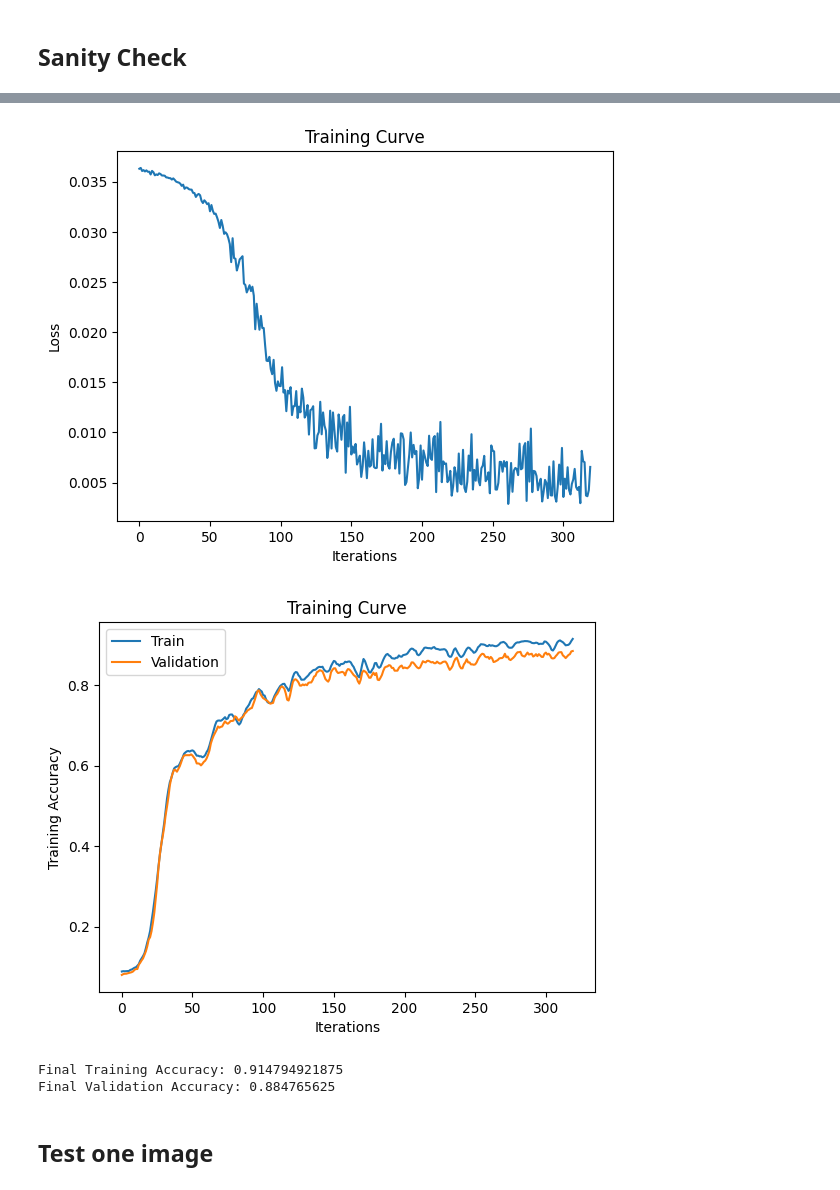
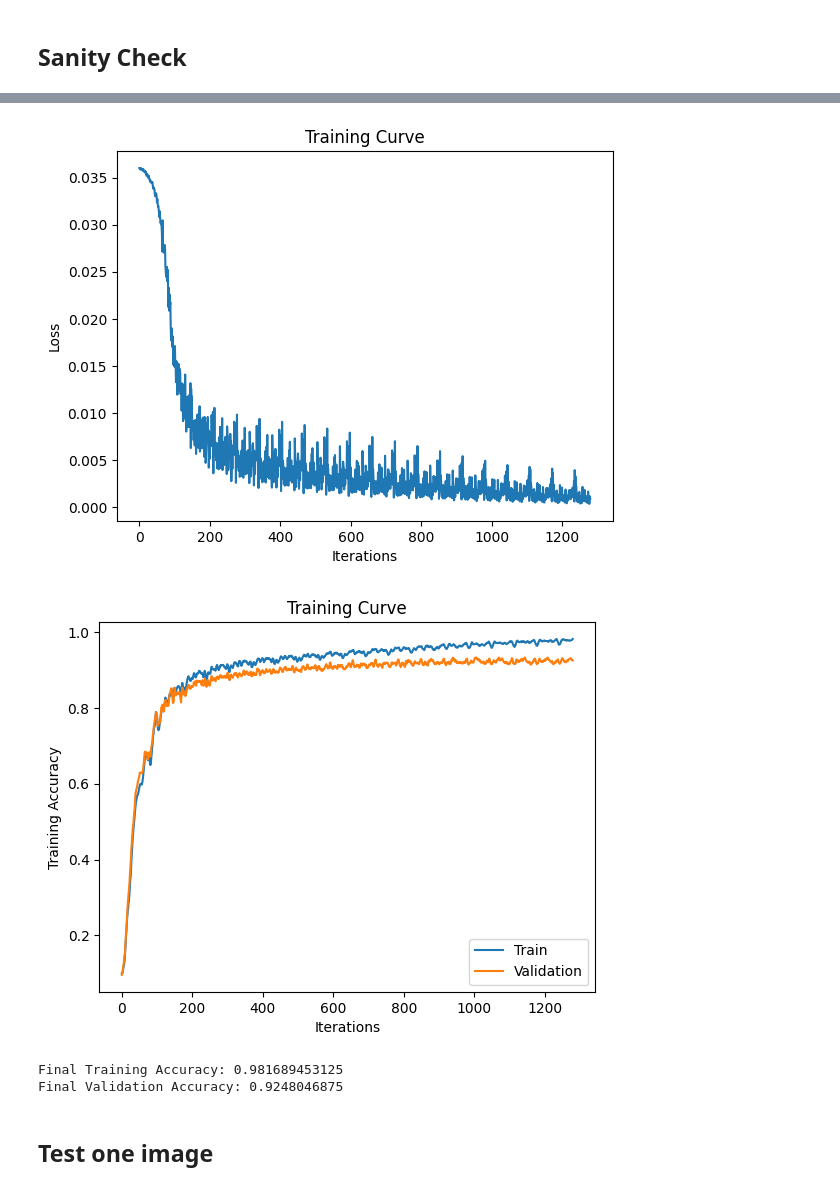
Before and after one commit to 123ned123/APS360, a Jupyter notebook: Tuts/tut2/Tut2_Multi_Class_ANN.ipynb, the cells around one changed output, grey strips where cells are left out. Drawn from its saved outputs; the diff is of its cells as text; code cells hidden in the pictures.

```diff
--- a/Tuts/tut2/Tut2_Multi_Class_ANN.ipynb
+++ b/Tuts/tut2/Tut2_Multi_Class_ANN.ipynb
@@ -20,12 +20,12 @@ torch.manual_seed(1)
 
 # define model
 
-class Mnist_Classification_NN(nn.Module):
+class MnistClassificationNN(nn.Module):
     def __init__(self):
-        super(Mnist_Classification_NN, self).__init__()
-        self.fc1 = nn.Linear(28*28, 128) # input layer to hidden layer
-        self.fc2 = nn.Linear(128, 64)    # hidden layer to hidden
-        self.fc3 = nn.Linear(64, 10)     # hidden layer to output layer
+        super(MnistClassificationNN, self).__init__()
+        self.fc1 = nn.Linear(28*28, 256) # input layer to hidden layer
+        self.fc2 = nn.Linear(256, 128)    # hidden layer to hidden
+        self.fc3 = nn.Linear(128, 10)     # hidden layer to output layer
     def forward(self, x):
         x = x.view(-1, 28*28)            # flatten the image
         x = fc.relu(self.fc1(x))        # activation function for hidden layer 1
@@ -33,7 +33,7 @@ class Mnist_Classification_NN(nn.Module):
         x = self.fc3(x)                 # output layer (no activation function)
         return x
 
-model = Mnist_Classification_NN()
+model = MnistClassificationNN()
 optimizer = optim.SGD(model.parameters(), lr=0.001)
 criterion = nn.CrossEntropyLoss()
 # %%
@@ -134,12 +134,12 @@ Final Validation Accuracy: 0.654296875
 Accuracy on batch of 64:  1.0
 # %%
-model = Mnist_Classification_NN()
-train(model, mnist_train, num_epochs=5)
+model = MnistClassificationNN()
+train(model, mnist_train, num_epochs=20)
 # %% [output]
-[figure, old version]
+[figure, new version]
-[figure, old version]
+[figure, new version]
-Final Training Accuracy: 0.914794921875
-Final Validation Accuracy: 0.884765625
+Final Training Accuracy: 0.981689453125
+Final Validation Accuracy: 0.9248046875
 # %%
 # save the model for next time
 
```
Also changed, not shown: parts of 10 cells of this notebook, 2 other files.
